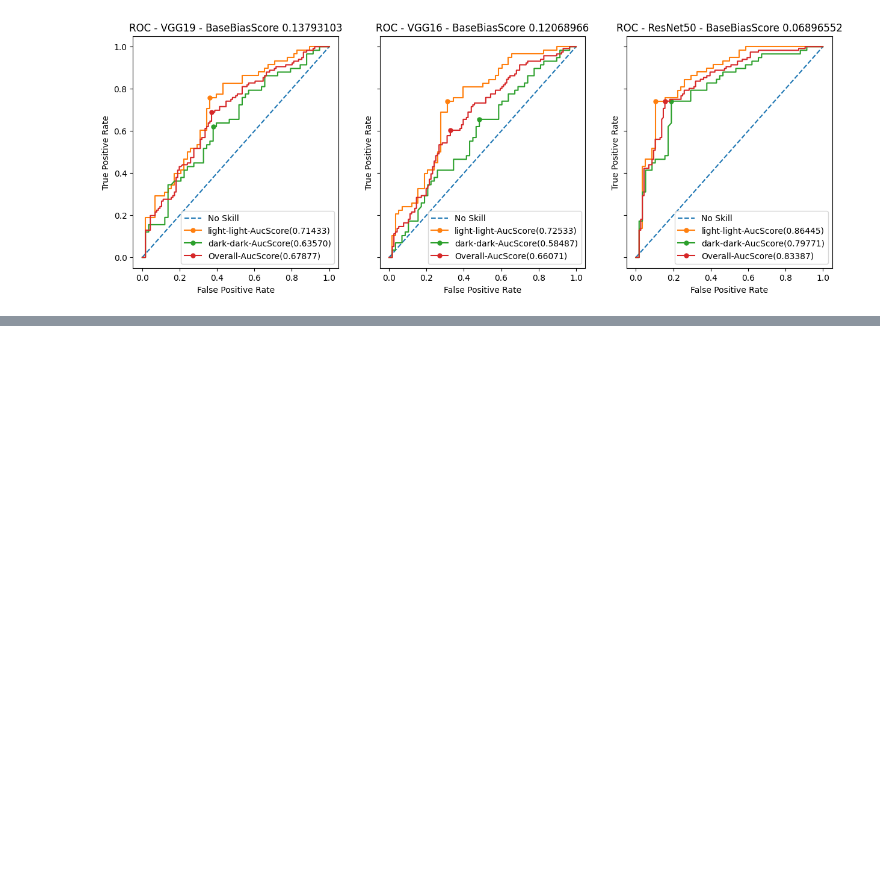
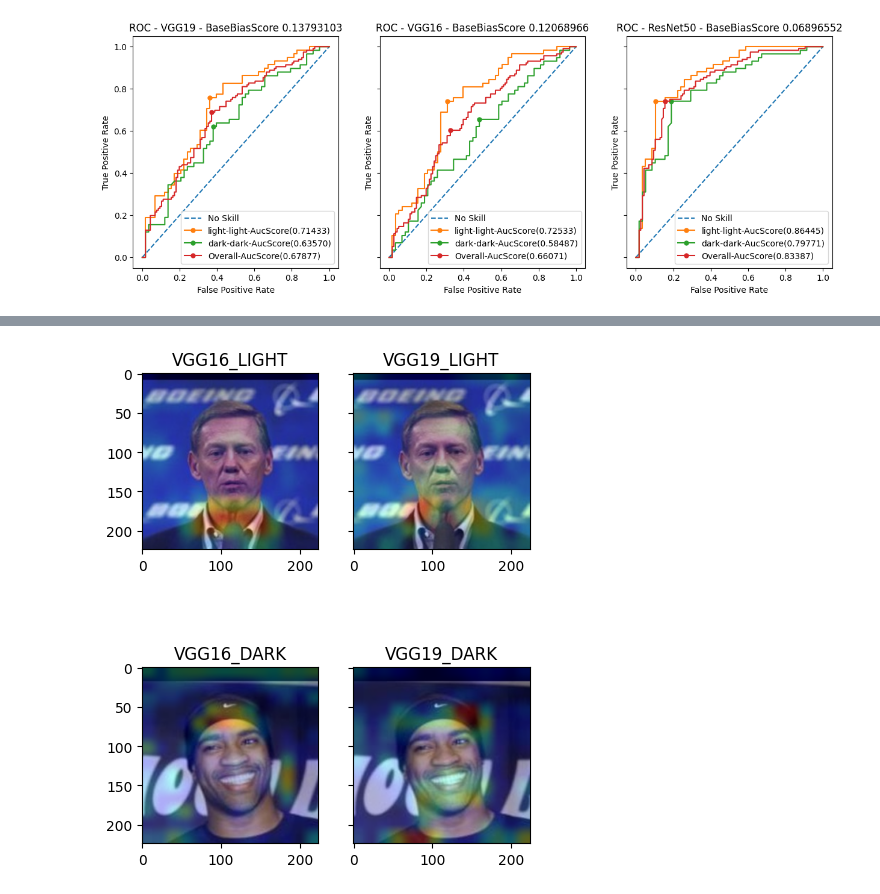
Before and after one commit to GhaidaAlAtoum/CS8321_FinalLab, a Jupyter notebook: code/FirstDraft.ipynb, the cells around one changed output, grey strips where cells are left out. Drawn from its saved outputs; the diff is of its cells as text; code cells hidden in the pictures; blank space fills up the shorter version.

Commit message:
[First Draft] - GradCam BPC

```diff
--- a/code/FirstDraft.ipynb
+++ b/code/FirstDraft.ipynb
@@ -240,0 +258,75 @@ PredictionPlotKit.plot_multiple_roc(
+# %%
+light_sample = all_pairs.loc[all_pairs['binary_race'] == 'light'].sample(1)
+dark_sample = all_pairs.loc[all_pairs['binary_race'] == 'dark'].sample(1)
+
+f, axs = plt.subplots(2, 2, sharey=True, figsize=(5,  7))
+
+light_file_path = "{}/{}".format(IMAGE_DIR, light_sample.file_path.item())
+dark_file_path = "{}/{}".format(IMAGE_DIR, dark_sample.file_path.item())
+vgg16_last_conv_layer_name = "block5_conv3"
+vgg19_last_conv_layer_name = "block5_conv4"
+
+heatmap_16_light = GradCam.make_gradcam_heatmap(
+    pre_processor_function = vgg16_preprocess_input,
+    img_path = light_file_path,
+    model = vgg16_model,
+    last_conv_layer_name = vgg16_last_conv_layer_name
+)
+
+GradCam.save_and_display_gradcam(
+    title = "VGG16_LIGHT",
+    image_id = light_sample.image_id.item(),
+    img_path = light_file_path,
+    heatmap =  heatmap_16_light,
+    ax = axs[0, 0]
+)
+
+heatmap_19_light = GradCam.make_gradcam_heatmap(
+    pre_processor_function = vgg19_preprocess_input,
+    img_path = light_file_path,
+    model = vgg19_model,
+    last_conv_layer_name = vgg19_last_conv_layer_name
+)
+
+GradCam.save_and_display_gradcam(
+    title = "VGG19_LIGHT",
+    image_id = light_sample.image_id.item(),
+    img_path = light_file_path,
+    heatmap =  heatmap_19_light,
+    ax = axs[0, 1]
+)
+
+heatmap_16_dark = GradCam.make_gradcam_heatmap(
+    pre_processor_function = vgg16_preprocess_input,
+    img_path = dark_file_path,
+    model = vgg16_model,
+    last_conv_layer_name = vgg16_last_conv_layer_name
+)
+
+GradCam.save_and_display_gradcam(
+    title = "VGG16_DARK",
+    image_id = dark_sample.image_id.item(),
+    img_path = dark_file_path,
+    heatmap =  heatmap_16_dark,
+    ax = axs[1, 0]
+)
+
+heatmap_19_dark = GradCam.make_gradcam_heatmap(
+    pre_processor_function = vgg19_preprocess_input,
+    img_path = dark_file_path,
+    model = vgg19_model,
+    last_conv_layer_name = vgg19_last_conv_layer_name
+)
+
+GradCam.save_and_display_gradcam(
+    title = "VGG19_DARK",
+    image_id = dark_sample.image_id.item(),
+    img_path = dark_file_path,
+    heatmap =  heatmap_19_dark,
+    ax = axs[1, 1]
+)
+
+plt.show()
+f.savefig("./output_images/heatmap.png", bbox_inches='tight')
+# %% [output]
+[figure, added]
```
Also changed, not shown: parts of 4 cells of this notebook, 8 other files.
